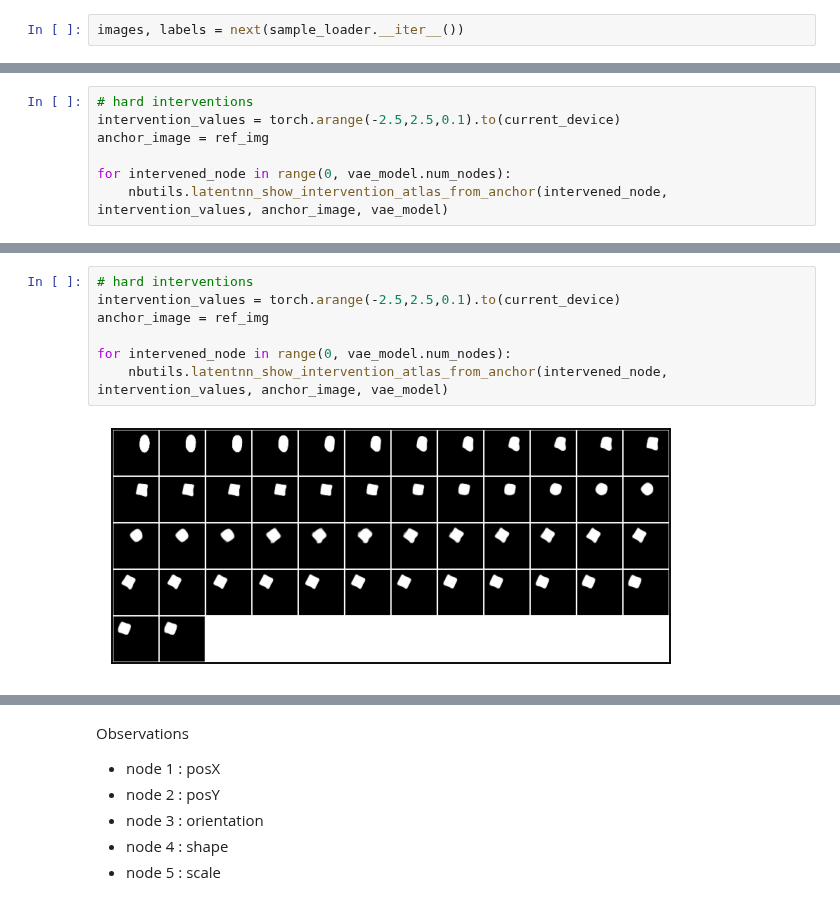
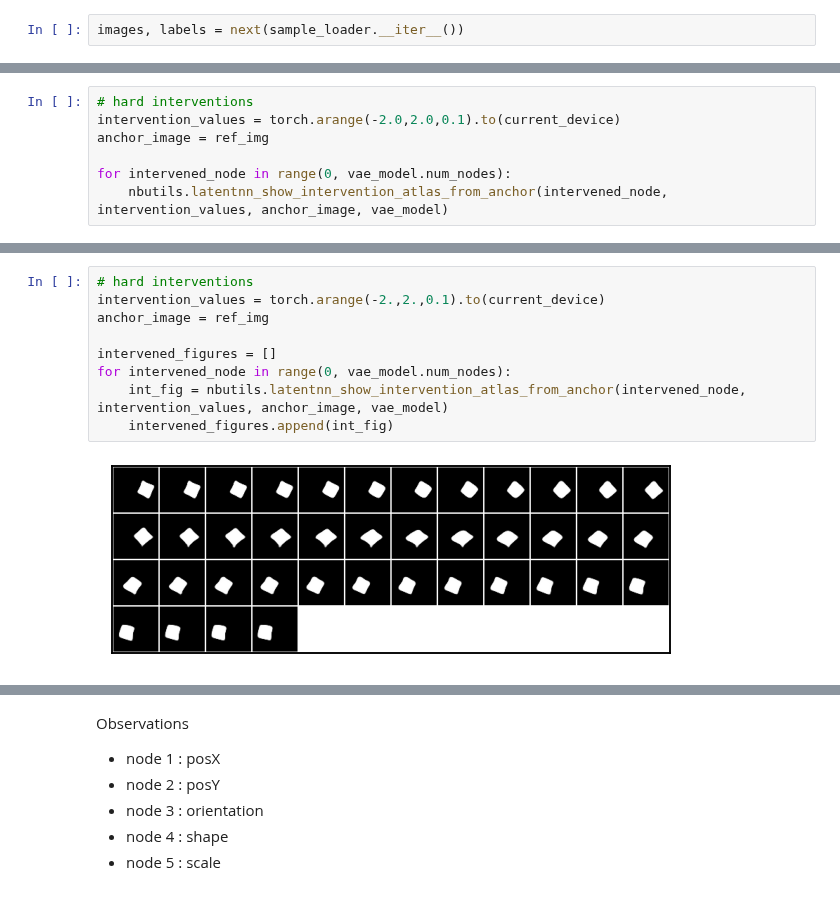
Before and after one commit to muhammadyaseen/vae-disentanglement, a Jupyter notebook: notebooks/DSprites LatentNN - w_kld1.ipynb, the cells around one changed output, grey strips where cells are left out. Drawn from its saved outputs; the diff is of its cells as text.

```diff
--- a/notebooks/DSprites LatentNN - w_kld1.ipynb
+++ b/notebooks/DSprites LatentNN - w_kld1.ipynb
@@ -204,6 +206,6 @@ ref_img = ref_img.unsqueeze(0).to(current_device)
 # %%
 # hard interventions
-intervention_values = torch.arange(-2.5,2.5,0.1).to(current_device)
+intervention_values = torch.arange(-2.0,2.0,0.1).to(current_device)
 anchor_image = ref_img
 
 for intervened_node in range(0, vae_model.num_nodes):
@@ -224,9 +226,11 @@ ref_img = ref_img.unsqueeze(0).to(current_device)
 # %%
 # hard interventions
-intervention_values = torch.arange(-2.5,2.5,0.1).to(current_device)
+intervention_values = torch.arange(-2.,2.,0.1).to(current_device)
 anchor_image = ref_img
 
+intervened_figures = []
 for intervened_node in range(0, vae_model.num_nodes):
-    nbutils.latentnn_show_intervention_atlas_from_anchor(intervened_node, intervention_values, anchor_image, vae_model)
+    int_fig = nbutils.latentnn_show_intervention_atlas_from_anchor(intervened_node, intervention_values, anchor_image, vae_model)
+    intervened_figures.append(int_fig)
 # %% [output]
-[figure, old version]
+[figure, new version]
```
Also changed, not shown: parts of 15 cells of this notebook, 15 other files.
